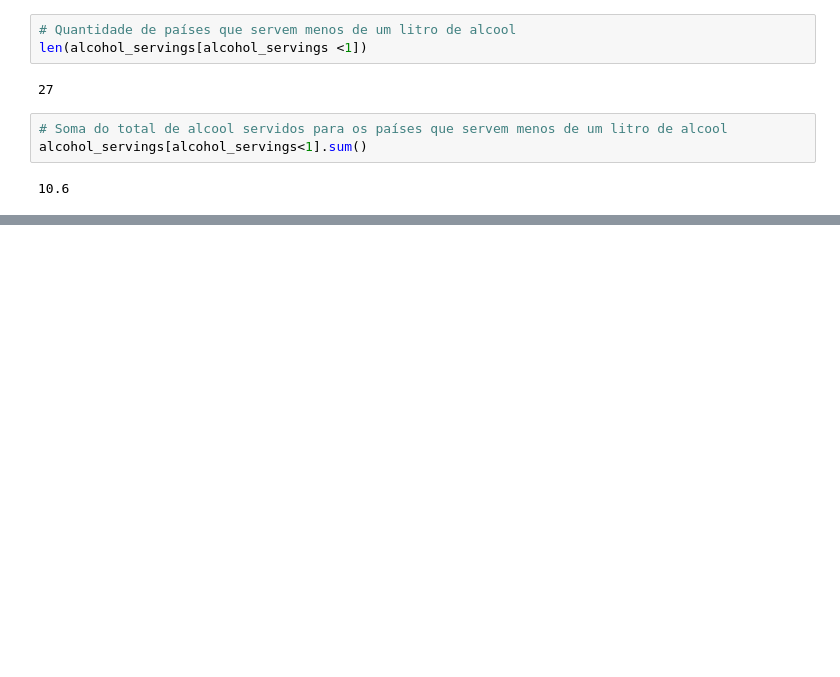
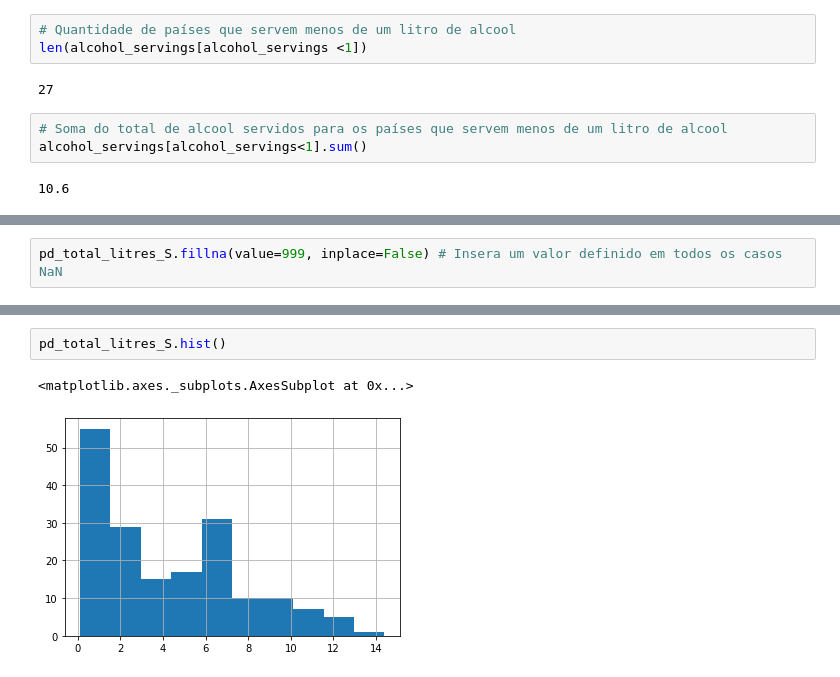
Before and after one commit to FernandoLajus/Estudos_em_python, a Jupyter notebook: Bootcamp_V2.ipynb, the cells around one changed output, grey strips where cells are left out. Drawn from its saved outputs; the diff is of its cells as text; blank space fills up the shorter version.

```diff
--- a/Bootcamp_V2.ipynb
+++ b/Bootcamp_V2.ipynb
@@ -167,0 +202,2 @@ NameError: ignored
+# %%
+pd_total_litres_S.fillna(value=999, inplace=False) # Insera um valor definido em todos os casos NaN
@@ -167,0 +240,5 @@ NameError: ignored
+# %%
+pd_total_litres_S.hist()
+# %% [output]
+<matplotlib.axes._subplots.AxesSubplot at 0x...>
+[figure, added]
```
Also changed, not shown: parts of 45 cells of this notebook.
